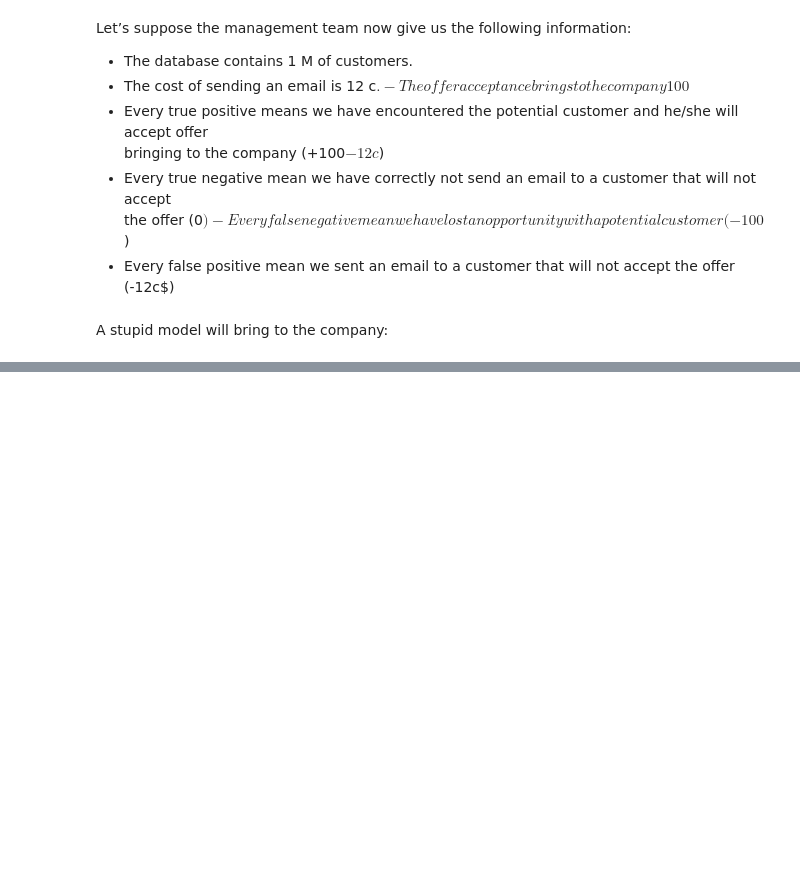
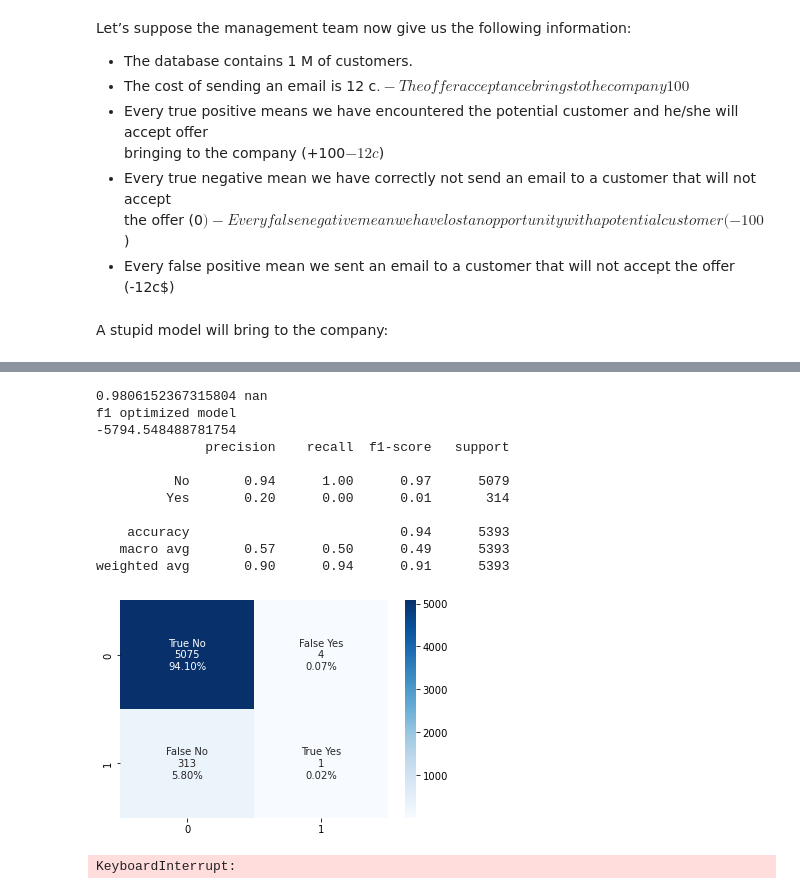
Before and after one commit to Edoardo1996/ironhack-mid-project, a Jupyter notebook: index.ipynb, the cells around one changed output, grey strips where cells are left out. Saved outputs shown, nothing was run; the diff lists cells and outputs as text; code cells hidden in the pictures; blank space fills up the shorter version.

```diff
--- a/index.ipynb
+++ b/index.ipynb
@@ -819,0 +869,60 @@ NameError: name 'confusion_matrix' is not defined
+# %%
+from src.utils import classes
+import importlib
+importlib.reload(classes)
+from src.utils.classes import LogisticRegressionWithThreshold
+# Apply model optimized in tpr-fpr
+model = LogisticRegressionWithThreshold()
+model.fit(X_train, y_train)
+
+threshold, optimal_f1_score = model.threshold_from_optimal_f_score(X_train, y_train)
+y_pred = model.predict(X_test, threshold)
+
+print(threshold, optimal_f1_score)
+metrics.plot_confusion_matrix(y_test, pd.Series(y_pred).replace({0: 'No', 1: 'Yes'}))
+
+print('f1 optimized model')
+print(
+    calculate_revenue(y_test, y_pred, n_customers, customer_acceptance_gain, email_cost)
+)
+print(classification_report(y_test, pd.Series(y_pred).replace({0: 'No', 1: 'Yes'})))
+# %% [output]
+0.9806152367315804 nan
+f1 optimized model
+-5794.548488781754
+              precision    recall  f1-score   support
+
+          No       0.94      1.00      0.97      5079
+         Yes       0.20      0.00      0.01       314
+
+    accuracy                           0.94      5393
+   macro avg       0.57      0.50      0.49      5393
+weighted avg       0.90      0.94      0.91      5393
+[figure, added]
+# %%
+from src.utils import classes
+import importlib
+importlib.reload(classes)
+from src.utils.classes import LogisticRegressionWithThreshold
+# Apply model optimized in tpr-fpr
+model = LogisticRegressionWithThreshold()
+model.fit(X_train, y_train)
+
+threshold, max_cost, df_cost = model.threshold_from_cost_function(X_train, y_train,
+                                                                 calculate_revenue,
+                                                                 n_customers,
+                                                                 customer_acceptance_gain,
+                                                                 email_cost
+                                                            )
+y_pred = model.predict(X_test, threshold)
+
+print(threshold, max_cost)
+metrics.plot_confusion_matrix(y_test, pd.Series(y_pred).replace({0: 'No', 1: 'Yes'}))
+
+# print('Revenue optimized model')
+# print(
+#     calculate_revenue(y_test, y_pred, n_customers, customer_acceptance_gain, email_cost)
+# )
+# print(classification_report(y_test, pd.Series(y_pred).replace({0: 'No', 1: 'Yes'})))
+# %% [output]
+KeyboardInterrupt:
```
Also changed, not shown: parts of 20 cells of this notebook, 1 other file.
